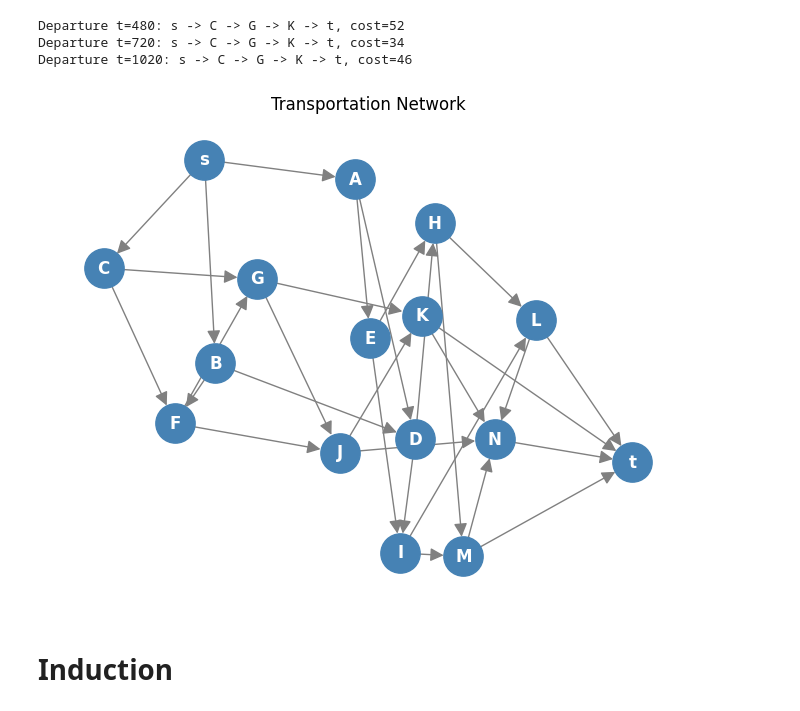
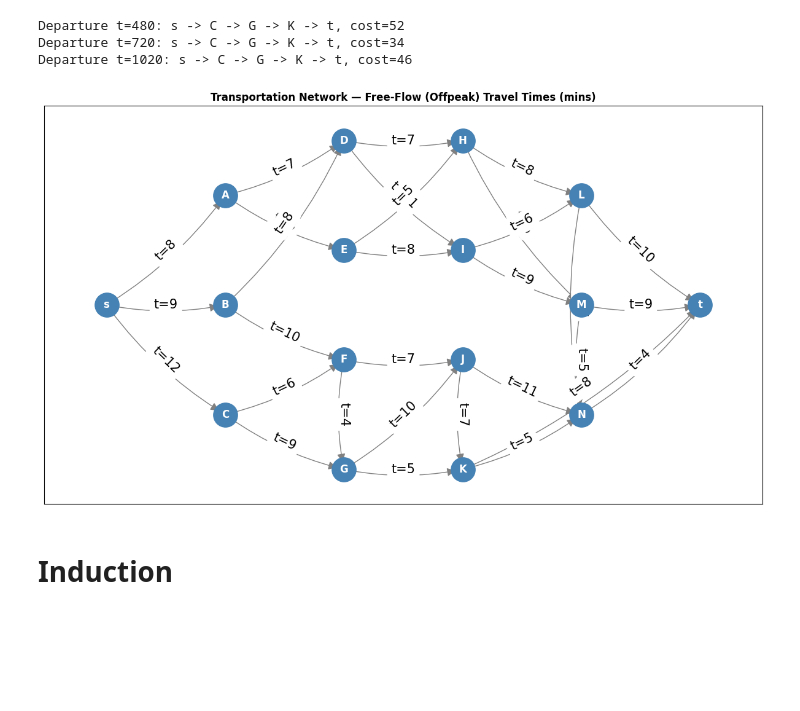
Before and after one commit to Kymapo/ISE754, a Jupyter notebook: Traffic Network Practice.ipynb, the cells around one changed output. Drawn from its saved outputs; the diff is of its cells as text; code cells hidden in the pictures; blank space fills up the shorter version.

```diff
--- a/Traffic Network Practice.ipynb
+++ b/Traffic Network Practice.ipynb
@@ -458,27 +102,51 @@ Departure t=1020: s -> C -> G -> K -> t, cost=46
 # %%
 import networkx as nx
 import matplotlib.pyplot as plt
 
 G = nx.DiGraph()
-for (u, v) in network_td:
-    G.add_edge(u, v)
+for (u, v), times in network_td.items():
+    G.add_edge(u, v, offpeak=times['offpeak'])
 
-pos = nx.spring_layout(G)
+# layered positions — nodes grouped by distance from s
+layers = {
+    's': 0,
+    'A': 1, 'B': 1, 'C': 1,
+    'D': 2, 'E': 2, 'F': 2, 'G': 2,
+    'H': 3, 'I': 3, 'J': 3, 'K': 3,
+    'L': 4, 'M': 4, 'N': 4,
+    't': 5
+}
 
-# Draw nodes and edges
-nx.draw(G, pos, with_labels=True, node_color='steelblue',
-        node_size=800, font_color='white', font_weight='bold',
-        arrows=True, arrowsize=20, edge_color='gray')
+# vertical spacing within each layer
+layer_nodes = {}
+for node, layer in layers.items():
+    layer_nodes.setdefault(layer, []).append(node)
 
-# Edge labels showing travel time
-#dist_edge_labels = {(u, v): f"d={d['distance']}" for u, v, d in G.edges(data=True)}
-#nx.draw_networkx_edge_labels(G, pos, edge_labels=dist_edge_labels, font_size=8)
+pos = {}
+for layer, nodes in layer_nodes.items():
+    n = len(nodes)
+    for i, node in enumerate(sorted(nodes)):
+        pos[node] = (layer * 3, -(i - (n-1)/2) * 2)
 
-plt.title("Transportation Network")
+# draw
+fig, ax = plt.subplots(figsize=(12, 7))
+
+nx.draw_networkx_nodes(G, pos, node_color='steelblue', node_size=800, ax=ax)
+nx.draw_networkx_labels(G, pos, font_color='white', font_weight='bold', ax=ax)
+nx.draw_networkx_edges(G, pos, arrows=True, arrowsize=20,
+                        edge_color='gray', connectionstyle='arc3,rad=0.1', ax=ax)
+
+edge_labels = {
+    (u, v): f"t={d['offpeak']}"
+    for u, v, d in G.edges(data=True)
+}
+nx.draw_networkx_edge_labels(G, pos, edge_labels=edge_labels, font_size=15, ax=ax)
+
+ax.set_title("Transportation Network — Free-Flow (Offpeak) Travel Times (mins)", fontweight='bold')
 plt.tight_layout()
 plt.show()
 # %% [output]
-[figure, old version]
+[figure, new version]
 # %% [markdown]
 # Induction
 # %%
```
Also changed, not shown: parts of 17 cells of this notebook.
